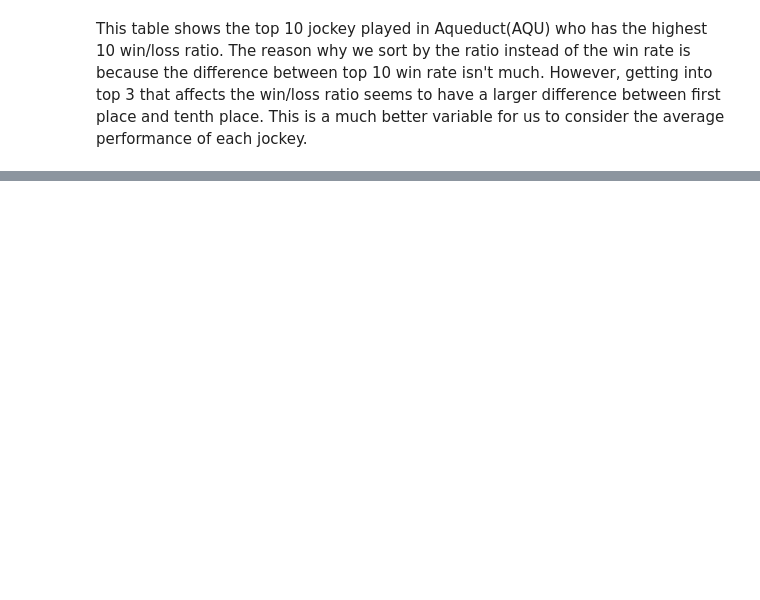
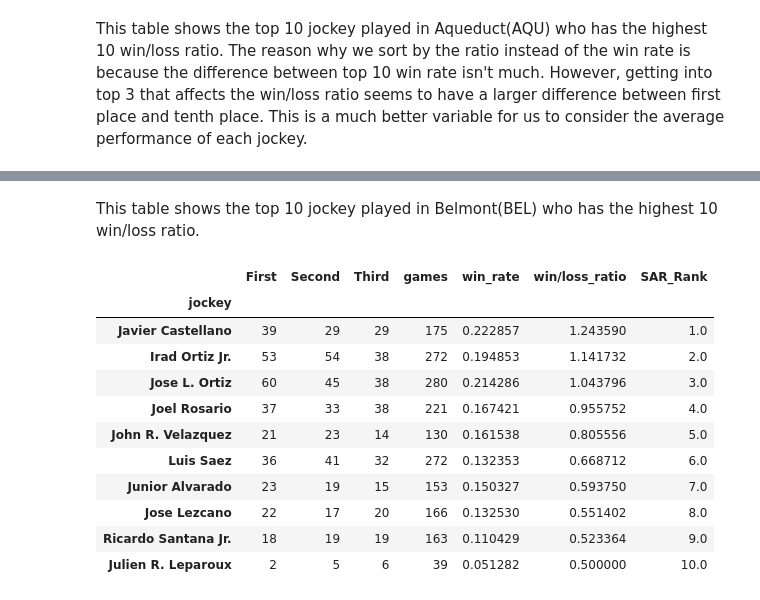
Before and after one commit to nostestwu/Derby, a Jupyter notebook: Derby.ipynb, the cells around one changed output, grey strips where cells are left out. Saved outputs shown, nothing was run; the diff lists cells and outputs as text; code cells hidden in the pictures; blank space fills up the shorter version.

```diff
--- a/Derby.ipynb
+++ b/Derby.ipynb
@@ -162,0 +167,24 @@ This table shows the top 10 jockey played in Aqueduct(BEL) who has the highest 1
+# %% [markdown]
+This table shows the top 10 jockey played in Belmont(BEL) who has the highest 10 win/loss ratio.
+# %%
+SAR10_jockey = SAR.groupby(["jockey"])[["First","Second","Third","games"]].sum()
+SAR10_jockey["win_rate"] = SAR10_jockey["First"] / SAR10_jockey["games"]
+SAR10_jockey["win/loss_ratio"] = (SAR10_jockey["First"] + SAR10_jockey["Second"]+ SAR10_jockey["Third"] )/ (SAR10_jockey["games"] - SAR10_jockey["First"] - SAR10_jockey["Second"] - SAR10_jockey["Third"])
+SAR10_jockey = SAR10_jockey[SAR10_jockey["games"] >= 10 ]
+SAR10_jockey["SAR_Rank"] = SAR10_jockey["win/loss_ratio"].rank(ascending = False)
+SAR10_jockey = SAR10_jockey.sort_values(["win/loss_ratio"], ascending = False)
+
+SAR10_jockey.head(10)
+# %% [output]
+|  | First | Second | Third | games | win_rate | win/loss_ratio | SAR_Rank |
+| jockey |  |  |  |  |  |  |  |
+| Javier Castellano | 39 | 29 | 29 | 175 | 0.222857 | 1.243590 | 1.0 |
+| Irad Ortiz Jr. | 53 | 54 | 38 | 272 | 0.194853 | 1.141732 | 2.0 |
+| Jose L. Ortiz | 60 | 45 | 38 | 280 | 0.214286 | 1.043796 | 3.0 |
+| Joel Rosario | 37 | 33 | 38 | 221 | 0.167421 | 0.955752 | 4.0 |
+| John R. Velazquez | 21 | 23 | 14 | 130 | 0.161538 | 0.805556 | 5.0 |
+| Luis Saez | 36 | 41 | 32 | 272 | 0.132353 | 0.668712 | 6.0 |
+| Junior Alvarado | 23 | 19 | 15 | 153 | 0.150327 | 0.593750 | 7.0 |
+| Jose Lezcano | 22 | 17 | 20 | 166 | 0.132530 | 0.551402 | 8.0 |
+| Ricardo Santana Jr. | 18 | 19 | 19 | 163 | 0.110429 | 0.523364 | 9.0 |
+| Julien R. Leparoux | 2 | 5 | 6 | 39 | 0.051282 | 0.500000 | 10.0 |
```
Also changed, not shown: parts of 9 cells of this notebook, 1 other file.
